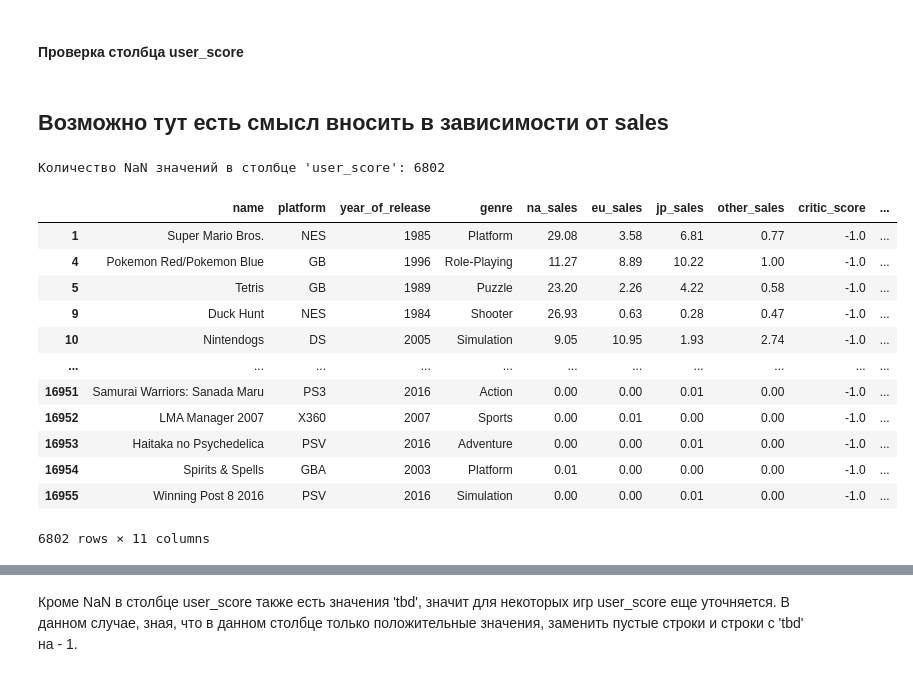
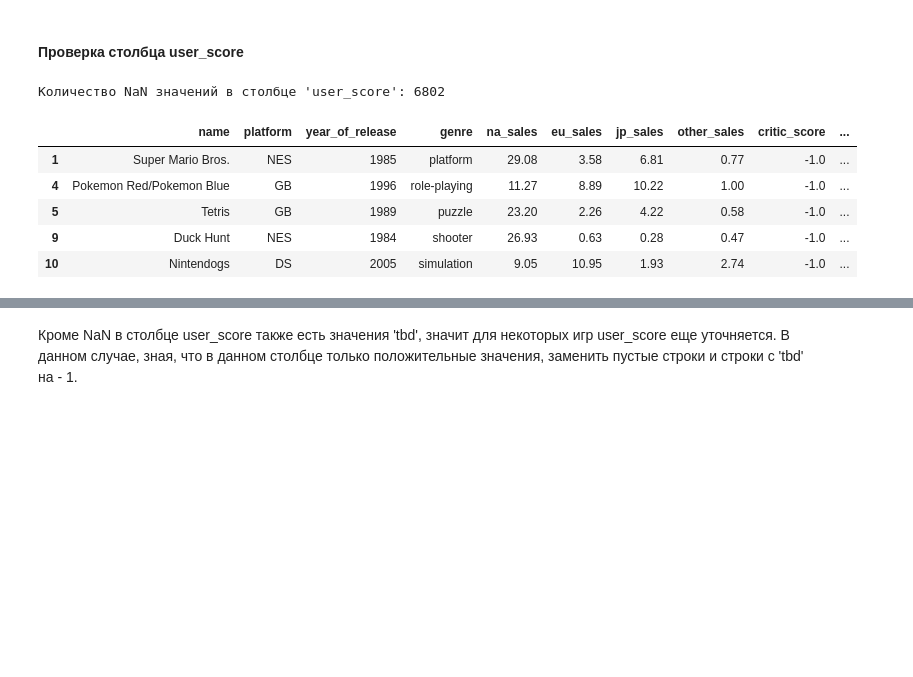
Before and after one commit to blbl-blbl/yandex_practicum_Data_Science_Course, a Jupyter notebook: Module_2_Python_Preprocessing/Secrets_of_the_Dark_Forest.ipynb, the cells around one changed output, grey strips where cells are left out. Saved outputs shown, nothing was run; the diff lists cells and outputs as text; code cells hidden in the pictures; blank space fills up the shorter version.

```diff
--- a/Module_2_Python_Preprocessing/Secrets_of_the_Dark_Forest.ipynb
+++ b/Module_2_Python_Preprocessing/Secrets_of_the_Dark_Forest.ipynb
@@ -264,3 +258,5 @@ print(c_df['genre'].unique())
+# %%
+c_df['genre'] = c_df['genre'].str.lower()
 # %% [markdown]
 #### Проверка столбца eu_sales
 # %% [markdown]
@@ -372,25 +360,16 @@ c_df['critic_score'].dtype
 dtype('float64')
 # %% [markdown]
 #### Проверка столбца user_score
-# %% [markdown]
-## Возможно тут есть смысл вносить в зависимости от sales
 # %%
 print(f"Количество NaN значений в столбце 'user_score': {len(c_df[c_df['user_score'].isna() == True])}\n")
-c_df[c_df['user_score'].isna() == True]
+c_df[c_df['user_score'].isna() == True].head()
 # %% [output]
 Количество NaN значений в столбце 'user_score': 6802
 |  | name | platform | year_of_release | genre | na_sales | eu_sales | jp_sales | other_sales | critic_score | ... |
-| 1 | Super Mario Bros. | NES | 1985 | Platform | 29.08 | 3.58 | 6.81 | 0.77 | -1.0 | ... |
-| 4 | Pokemon Red/Pokemon Blue | GB | 1996 | Role-Playing | 11.27 | 8.89 | 10.22 | 1.00 | -1.0 | ... |
-| 5 | Tetris | GB | 1989 | Puzzle | 23.20 | 2.26 | 4.22 | 0.58 | -1.0 | ... |
-| 9 | Duck Hunt | NES | 1984 | Shooter | 26.93 | 0.63 | 0.28 | 0.47 | -1.0 | ... |
-| 10 | Nintendogs | DS | 2005 | Simulation | 9.05 | 10.95 | 1.93 | 2.74 | -1.0 | ... |
-| ... | ... | ... | ... | ... | ... | ... | ... | ... | ... | ... |
-| 16951 | Samurai Warriors: Sanada Maru | PS3 | 2016 | Action | 0.00 | 0.00 | 0.01 | 0.00 | -1.0 | ... |
-| 16952 | LMA Manager 2007 | X360 | 2007 | Sports | 0.00 | 0.01 | 0.00 | 0.00 | -1.0 | ... |
-| 16953 | Haitaka no Psychedelica | PSV | 2016 | Adventure | 0.00 | 0.00 | 0.01 | 0.00 | -1.0 | ... |
-| 16954 | Spirits & Spells | GBA | 2003 | Platform | 0.01 | 0.00 | 0.00 | 0.00 | -1.0 | ... |
-| 16955 | Winning Post 8 2016 | PSV | 2016 | Simulation | 0.00 | 0.00 | 0.01 | 0.00 | -1.0 | ... |
+| 1 | Super Mario Bros. | NES | 1985 | platform | 29.08 | 3.58 | 6.81 | 0.77 | -1.0 | ... |
+| 4 | Pokemon Red/Pokemon Blue | GB | 1996 | role-playing | 11.27 | 8.89 | 10.22 | 1.00 | -1.0 | ... |
+| 5 | Tetris | GB | 1989 | puzzle | 23.20 | 2.26 | 4.22 | 0.58 | -1.0 | ... |
+| 9 | Duck Hunt | NES | 1984 | shooter | 26.93 | 0.63 | 0.28 | 0.47 | -1.0 | ... |
+| 10 | Nintendogs | DS | 2005 | simulation | 9.05 | 10.95 | 1.93 | 2.74 | -1.0 | ... |
-6802 rows × 11 columns
 # %%
 # Пытаемся преобразовать в float и заодно проверяем есть ли неподходящие значения
```
Also changed, not shown: parts of 19 cells of this notebook.
